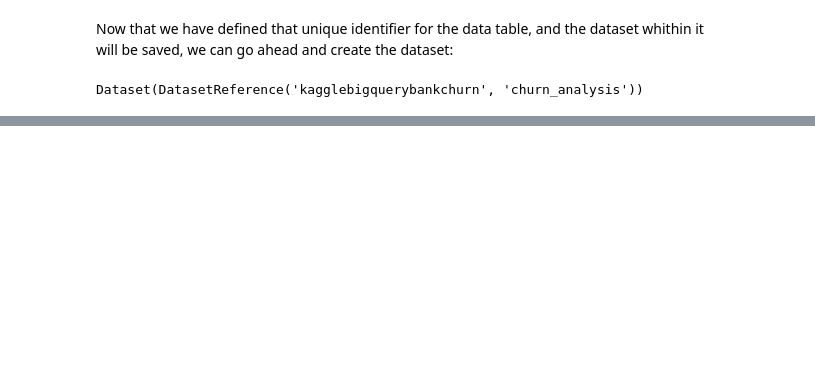
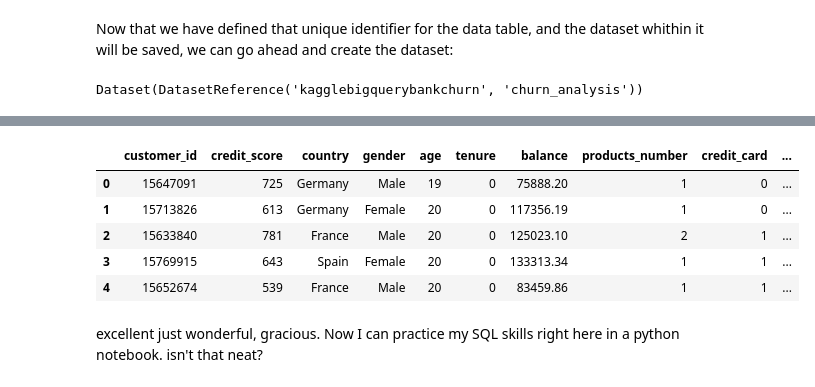
Before and after one commit to afbeltranr/ABCBankChurnRate, a Jupyter notebook: notebooks/ExploratoryDA.ipynb, the cells around one changed output, grey strips where cells are left out. Drawn from its saved outputs; the diff is of its cells as text; code cells hidden in the pictures; blank space fills up the shorter version.

```diff
--- a/notebooks/ExploratoryDA.ipynb
+++ b/notebooks/ExploratoryDA.ipynb
@@ -98,0 +163,26 @@ Ok this set comprehension (which I find tremendously efficient) loops trough all
+# %%
+## let's define a query that is analogue to the head function
+
+query = """
+
+SELECT *
+FROM `kagglebigquerybankchurn.churn_analysis.Kaggle_churn`
+LIMIT 10
+
+"""
+# Then, run the query using the query method of the client instance:
+
+query_job = client.query(query)
+df = query_job.to_dataframe()
+# and then actually see the table (can't wait)
+
+df.head()
+# %% [output]
+|  | customer_id | credit_score | country | gender | age | tenure | balance | products_number | credit_card | ... |
+| 0 | 15647091 | 725 | Germany | Male | 19 | 0 | 75888.20 | 1 | 0 | ... |
+| 1 | 15713826 | 613 | Germany | Female | 20 | 0 | 117356.19 | 1 | 0 | ... |
+| 2 | 15633840 | 781 | France | Male | 20 | 0 | 125023.10 | 2 | 1 | ... |
+| 3 | 15769915 | 643 | Spain | Female | 20 | 0 | 133313.34 | 1 | 1 | ... |
+| 4 | 15652674 | 539 | France | Male | 20 | 0 | 83459.86 | 1 | 1 | ... |
+# %% [markdown]
+excellent just wonderful, gracious. Now I can practice my SQL skills right here in a python notebook. isn't that neat?
```
Also changed, not shown: parts of 21 cells of this notebook, 1 other file.
